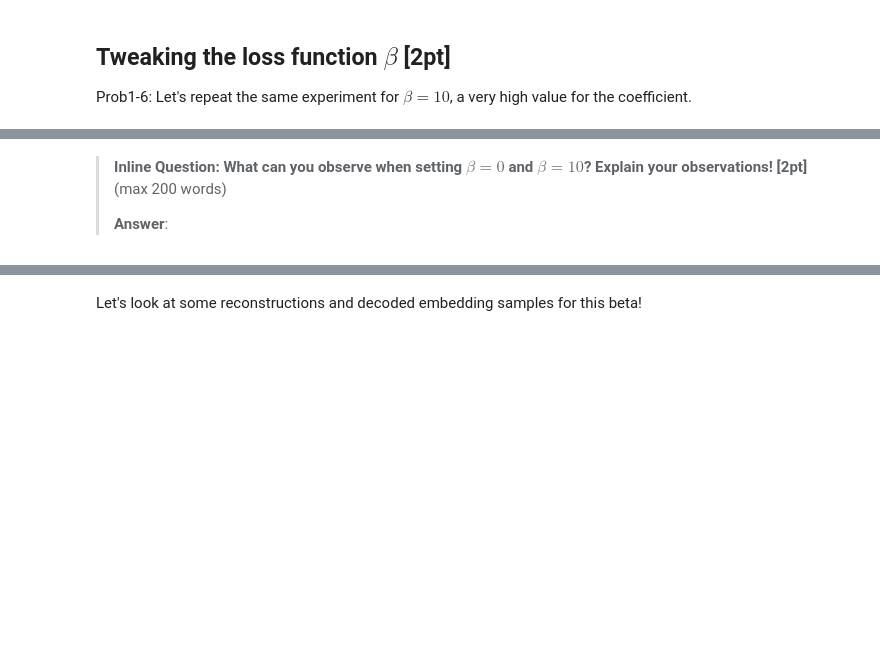
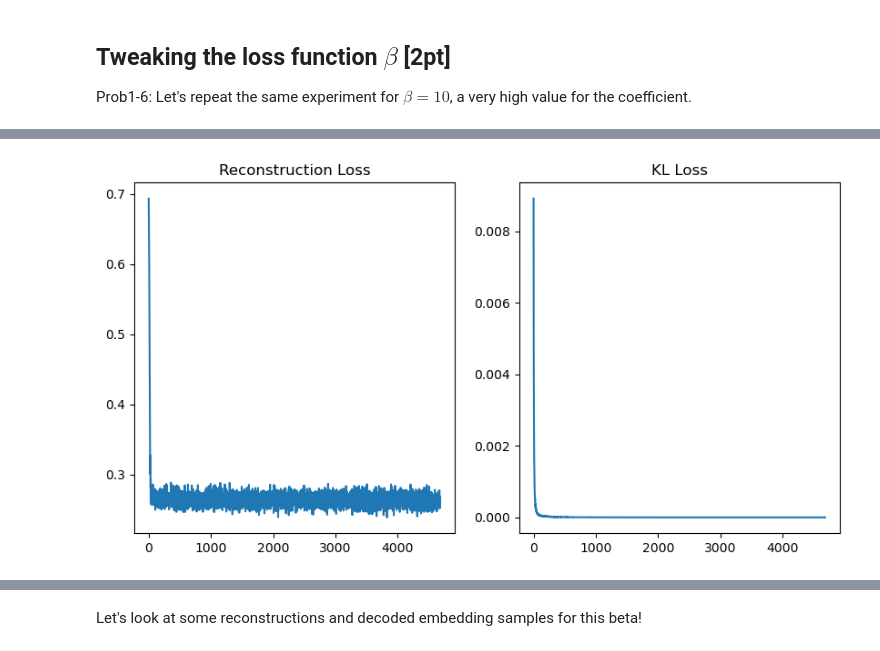
Before and after one commit to mike2d2/gan-cifar-vae-mnist-pytorch-566, a Jupyter notebook: Problem1_VAE_v0.ipynb, the cells around one changed output, grey strips where cells are left out. Drawn from its saved outputs; the diff is of its cells as text; code cells hidden in the pictures; blank space fills up the shorter version.

```diff
--- a/Problem1_VAE_v0.ipynb
+++ b/Problem1_VAE_v0.ipynb
@@ -35,7 +35,16 @@ import matplotlib.pyplot as plt
 # %%
 import torch
 import torchvision
-device = torch.device('cuda:0' if torch.cuda.is_available() else 'cpu')   # use GPU if available
+# device = torch.device('cuda:0' if torch.cuda.is_available() else 'cpu')   # use GPU if available
+# print(f"Using device: {device}")
+
+if torch.cuda.is_available():
+    dev = 'cuda:0'
+elif torch.backends.mps.is_available():
+    dev = 'mps'
+else:
+    dev = 'cpu'
+device = torch.device(dev)
 print(f"Using device: {device}")
 
 # this will automatically download the MNIST training set
@@ -426,7 +570,10 @@ vae_model = vae_model.train()   # set model in train mode (eg batchnorm params g
 # Build the optimizer for the vae_model. We will again use the Adam optimizer with #
 # the given learning rate and otherwise default parameters.                        #
 ####################################################################################
-# same as AE
+# Define Adam optimizer
+beta1 = 0.9
+beta2 = 0.999
+opt = Adam(params=vae_model.parameters(), lr=learning_rate, betas=(beta1, beta2))
 #################################### END TODO ######################################
 
 train_it = 0
@@ -444,8 +591,15 @@ for ep in range(epochs):
   #       training loss. It outputs the total training loss and a dict containing    #
   #       the breakdown of reconstruction and KL loss.                               #
   ####################################################################################
-  for ...:
+  for i, (src, tgt) in enumerate(mnist_data_loader):
+    opt.zero_grad()
+    inputs_test = torch.tensor(np.array(src).reshape(64,1,784)).to(device)
+    inputs = torch.tensor(np.array(src).reshape(64,784)).to(device)
 
+    out = vae_model(inputs)
+    total_loss, losses = vae_model.loss(inputs_test,out)
+    total_loss.backward()
+    opt.step()
 
     rec_loss.append(losses['rec_loss']); kl_loss.append(losses['kl_loss'])
     if train_it % 100 == 0:
@@ -497,7 +670,10 @@ vae_model = vae_model.train()   # set model in train mode (eg batchnorm params g
 # Build the optimizer for the vae_model. We will again use the Adam optimizer with #
 # the given learning rate and otherwise default parameters.                        #
 ####################################################################################
-# same as AE
+# Define Adam optimizer
+beta1 = 0.9
+beta2 = 0.999
+opt = Adam(params=vae_model.parameters(), lr=learning_rate, betas=(beta1, beta2))
 #################################### END TODO ######################################
 
 train_it = 0
@@ -515,8 +691,15 @@ for ep in range(epochs):
   #       training loss. It outputs the total training loss and a dict containing    #
   #       the breakdown of reconstruction and KL loss.                               #
   ####################################################################################
-  for ...:
+  for i, (src, tgt) in enumerate(mnist_data_loader):
+    opt.zero_grad()
+    inputs_test = torch.tensor(np.array(src).reshape(64,1,784)).to(device)
+    inputs = torch.tensor(np.array(src).reshape(64,784)).to(device)
 
+    out = vae_model(inputs)
+    total_loss, losses = vae_model.loss(inputs_test,out)
+    total_loss.backward()
+    opt.step()
 
     rec_loss.append(losses['rec_loss']); kl_loss.append(losses['kl_loss'])
     if train_it % 100 == 0:
@@ -539,3 +722,4 @@ ax2 = plt.subplot(122)
 ax2.plot(kl_loss_plotdata)
 ax2.title.set_text("KL Loss")
 plt.show()
+# %% [output]
@@ -542,5 +743 @@ plt.show()
+[figure, added]
-# %% [markdown]
->**Inline Question: What can you observe when setting $\beta = 0$ and $\beta = 10$? Explain your observations! [2pt]**
->(max 200 words)
->
->**Answer**:
```
Also changed, not shown: parts of 20 cells of this notebook, 18 other files.
